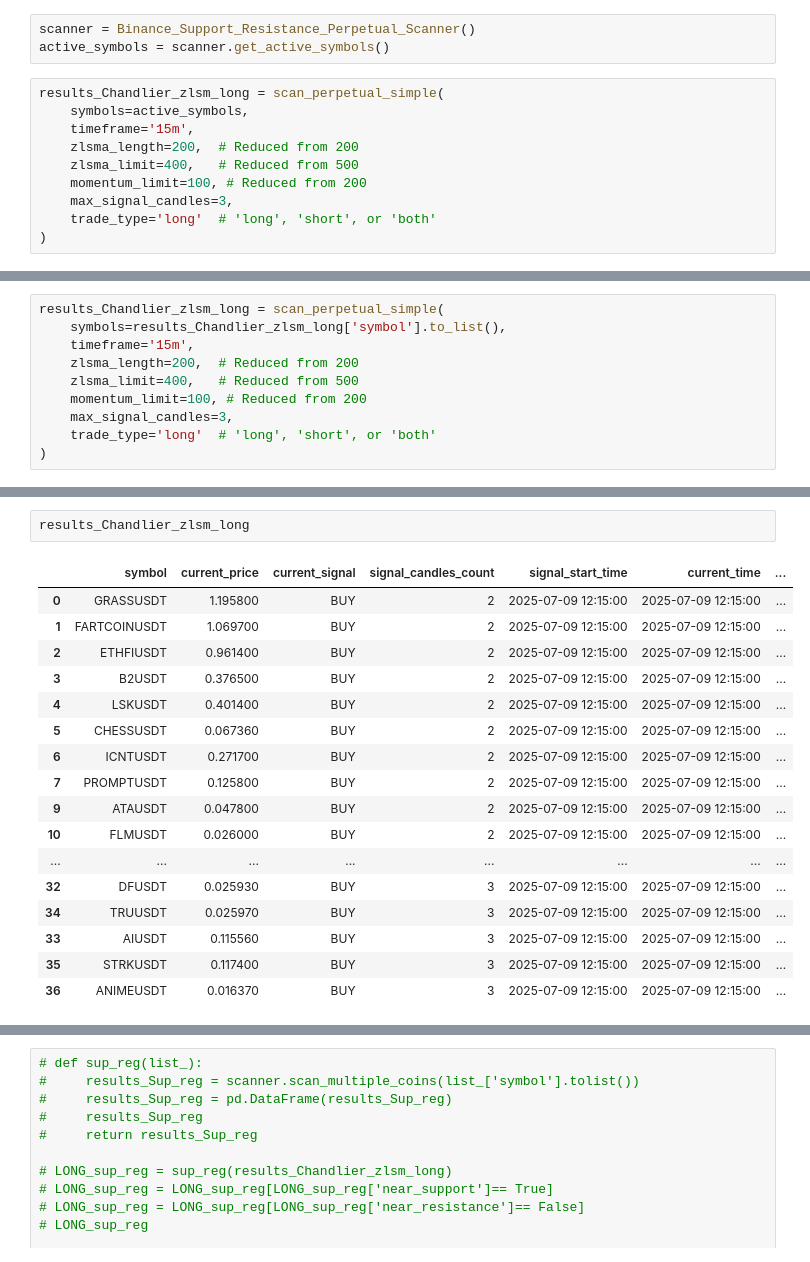
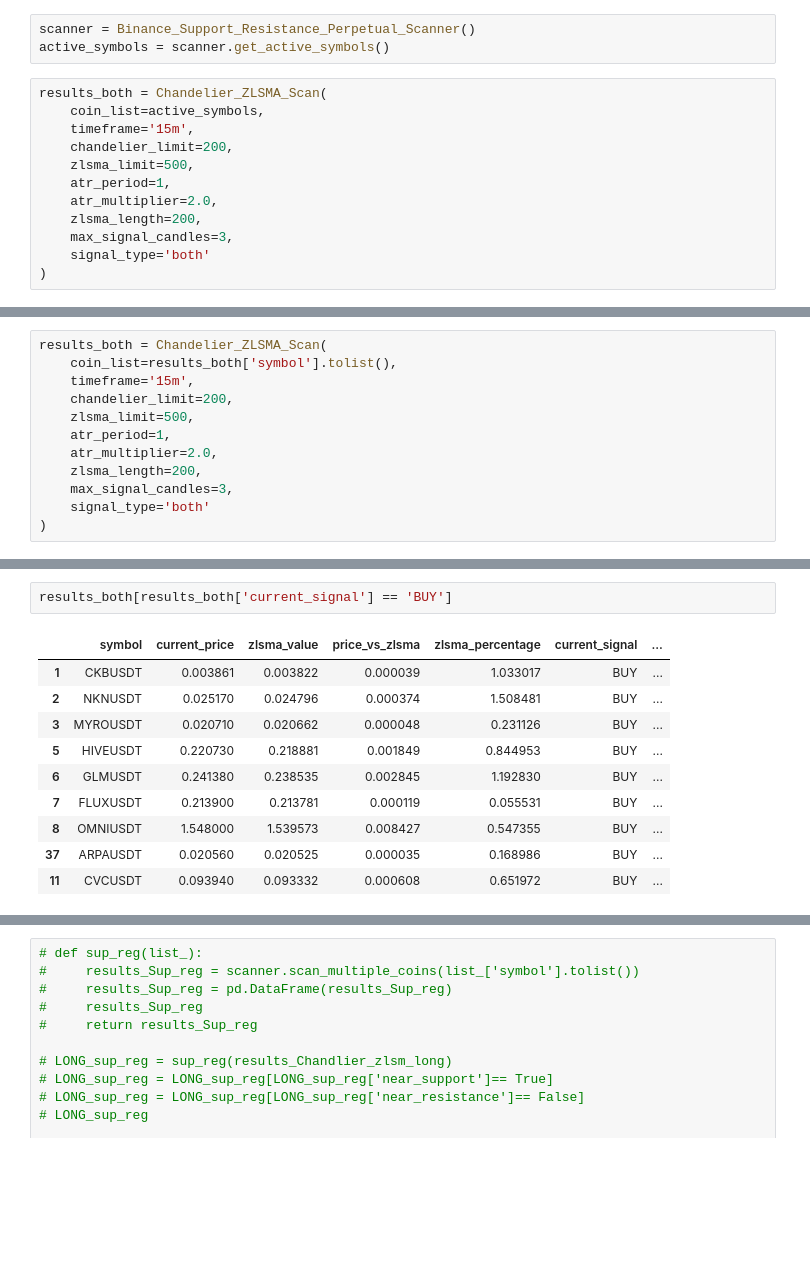
Before and after one commit to Arupreza/CrypBot, a Jupyter notebook: Future/Live_Trade_Future.ipynb, the cells around one changed output, grey strips where cells are left out. Cells and saved outputs as stored; diff of their text form; blank space fills up the shorter version.

```diff
--- a/Future/Live_Trade_Future.ipynb
+++ b/Future/Live_Trade_Future.ipynb
@@ -360,12 +20,14 @@ from Buy_Sell_Presure_Scaner import *
 scanner = Binance_Support_Resistance_Perpetual_Scanner()
 active_symbols = scanner.get_active_symbols()
 # %%
-results_Chandlier_zlsm_long = scan_perpetual_simple(
-    symbols=active_symbols,
+results_both = Chandelier_ZLSMA_Scan(
+    coin_list=active_symbols,
     timeframe='15m',
-    zlsma_length=200,  # Reduced from 200
-    zlsma_limit=400,   # Reduced from 500
-    momentum_limit=100, # Reduced from 200
+    chandelier_limit=200,
+    zlsma_limit=500,
+    atr_period=1,
+    atr_multiplier=2.0,
+    zlsma_length=200,
     max_signal_candles=3,
-    trade_type='long'  # 'long', 'short', or 'both'
+    signal_type='both'
 )
@@ -390,11 +34,13 @@ results_Chandlier_zlsm_long = scan_perpetual_simple(
 # %%
-results_Chandlier_zlsm_long = scan_perpetual_simple(
-    symbols=results_Chandlier_zlsm_long['symbol'].to_list(),
+results_both = Chandelier_ZLSMA_Scan(
+    coin_list=results_both['symbol'].tolist(),
     timeframe='15m',
-    zlsma_length=200,  # Reduced from 200
-    zlsma_limit=400,   # Reduced from 500
-    momentum_limit=100, # Reduced from 200
+    chandelier_limit=200,
+    zlsma_limit=500,
+    atr_period=1,
+    atr_multiplier=2.0,
+    zlsma_length=200,
     max_signal_candles=3,
-    trade_type='long'  # 'long', 'short', or 'both'
+    signal_type='both'
 )
 # %% [output]
@@ -418,20 +48,13 @@ results_Chandlier_zlsm_long = scan_perpetual_simple(
 # %%
-results_Chandlier_zlsm_long
+results_both[results_both['current_signal'] == 'BUY']
 # %% [output]
-|  | symbol | current_price | current_signal | signal_candles_count | signal_start_time | current_time | ... |
-| 0 | GRASSUSDT | 1.195800 | BUY | 2 | 2025-07-09 12:15:00 | 2025-07-09 12:15:00 | ... |
-| 1 | FARTCOINUSDT | 1.069700 | BUY | 2 | 2025-07-09 12:15:00 | 2025-07-09 12:15:00 | ... |
-| 2 | ETHFIUSDT | 0.961400 | BUY | 2 | 2025-07-09 12:15:00 | 2025-07-09 12:15:00 | ... |
-| 3 | B2USDT | 0.376500 | BUY | 2 | 2025-07-09 12:15:00 | 2025-07-09 12:15:00 | ... |
-| 4 | LSKUSDT | 0.401400 | BUY | 2 | 2025-07-09 12:15:00 | 2025-07-09 12:15:00 | ... |
-| 5 | CHESSUSDT | 0.067360 | BUY | 2 | 2025-07-09 12:15:00 | 2025-07-09 12:15:00 | ... |
-| 6 | ICNTUSDT | 0.271700 | BUY | 2 | 2025-07-09 12:15:00 | 2025-07-09 12:15:00 | ... |
-| 7 | PROMPTUSDT | 0.125800 | BUY | 2 | 2025-07-09 12:15:00 | 2025-07-09 12:15:00 | ... |
-| 9 | ATAUSDT | 0.047800 | BUY | 2 | 2025-07-09 12:15:00 | 2025-07-09 12:15:00 | ... |
-| 10 | FLMUSDT | 0.026000 | BUY | 2 | 2025-07-09 12:15:00 | 2025-07-09 12:15:00 | ... |
-| ... | ... | ... | ... | ... | ... | ... | ... |
-| 32 | DFUSDT | 0.025930 | BUY | 3 | 2025-07-09 12:15:00 | 2025-07-09 12:15:00 | ... |
-| 34 | TRUUSDT | 0.025970 | BUY | 3 | 2025-07-09 12:15:00 | 2025-07-09 12:15:00 | ... |
-| 33 | AIUSDT | 0.115560 | BUY | 3 | 2025-07-09 12:15:00 | 2025-07-09 12:15:00 | ... |
-| 35 | STRKUSDT | 0.117400 | BUY | 3 | 2025-07-09 12:15:00 | 2025-07-09 12:15:00 | ... |
-| 36 | ANIMEUSDT | 0.016370 | BUY | 3 | 2025-07-09 12:15:00 | 2025-07-09 12:15:00 | ... |
+|  | symbol | current_price | zlsma_value | price_vs_zlsma | zlsma_percentage | current_signal | ... |
+| 1 | CKBUSDT | 0.003861 | 0.003822 | 0.000039 | 1.033017 | BUY | ... |
+| 2 | NKNUSDT | 0.025170 | 0.024796 | 0.000374 | 1.508481 | BUY | ... |
+| 3 | MYROUSDT | 0.020710 | 0.020662 | 0.000048 | 0.231126 | BUY | ... |
+| 5 | HIVEUSDT | 0.220730 | 0.218881 | 0.001849 | 0.844953 | BUY | ... |
+| 6 | GLMUSDT | 0.241380 | 0.238535 | 0.002845 | 1.192830 | BUY | ... |
+| 7 | FLUXUSDT | 0.213900 | 0.213781 | 0.000119 | 0.055531 | BUY | ... |
+| 8 | OMNIUSDT | 1.548000 | 1.539573 | 0.008427 | 0.547355 | BUY | ... |
+| 37 | ARPAUSDT | 0.020560 | 0.020525 | 0.000035 | 0.168986 | BUY | ... |
+| 11 | CVCUSDT | 0.093940 | 0.093332 | 0.000608 | 0.651972 | BUY | ... |
```
Also changed, not shown: parts of 42 cells of this notebook, 1 other file.
